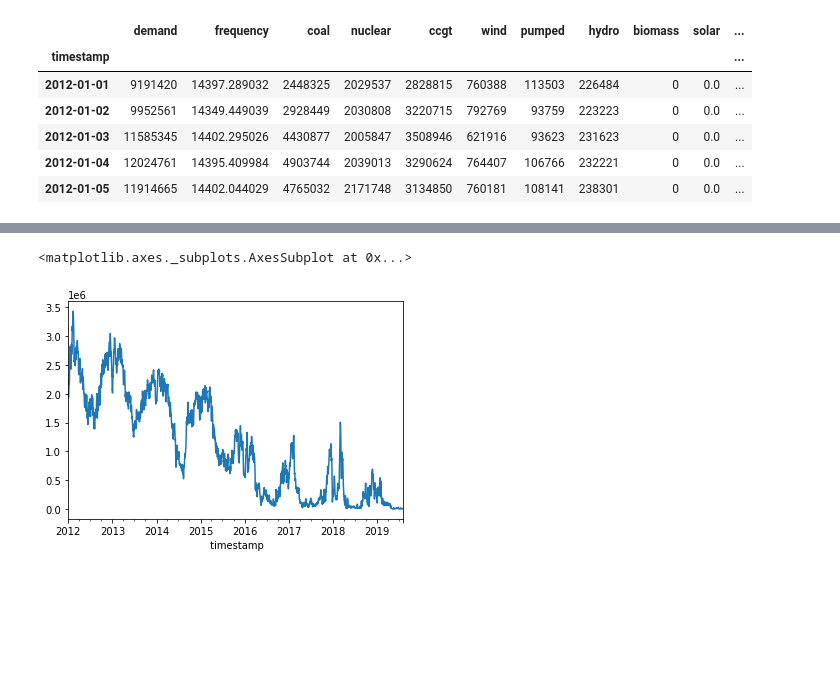
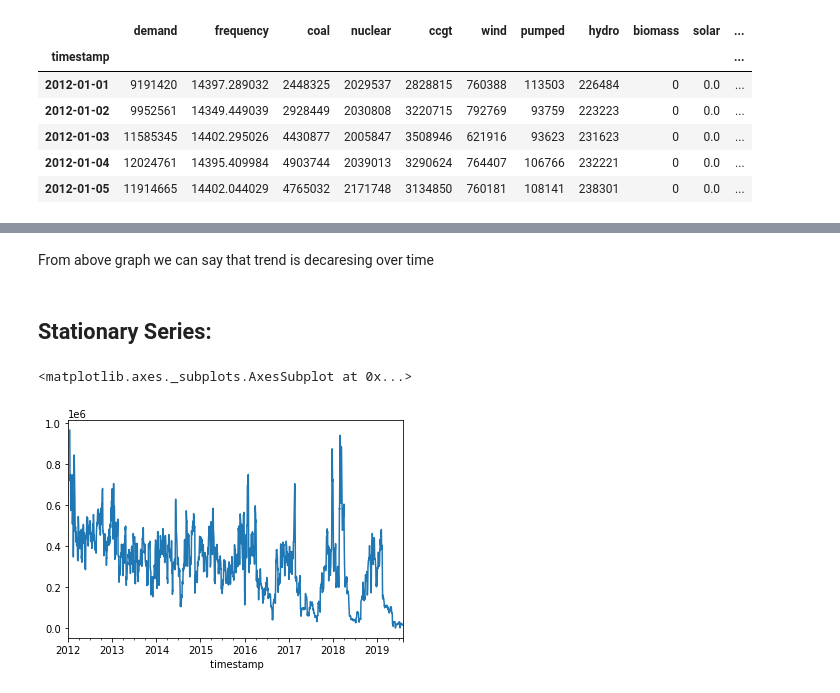
Before and after one commit to bhadreshpsavani/TimeSerierAnalysisOnCoalConsumption, a Jupyter notebook: CoalConsumptionAnalysis.ipynb, the cells around one changed output, grey strips where cells are left out. Cells and saved outputs as stored; diff of their text form; code cells hidden in the pictures; blank space fills up the shorter version.

```diff
--- a/CoalConsumptionAnalysis.ipynb
+++ b/CoalConsumptionAnalysis.ipynb
@@ -157,5 +200,9 @@ memory usage: 259.9 KB
+# %% [markdown]
+From above graph we can say that trend is decaresing over time
+# %% [markdown]
+## Stationary Series:
 # %%
-data.rolling(10).mean().plot()
+data['coal'].rolling(15).std().plot()
 # %% [output]
 <matplotlib.axes._subplots.AxesSubplot at 0x...>
-[figure, old version]
+[figure, new version]
```
Also changed, not shown: parts of 7 cells of this notebook.
